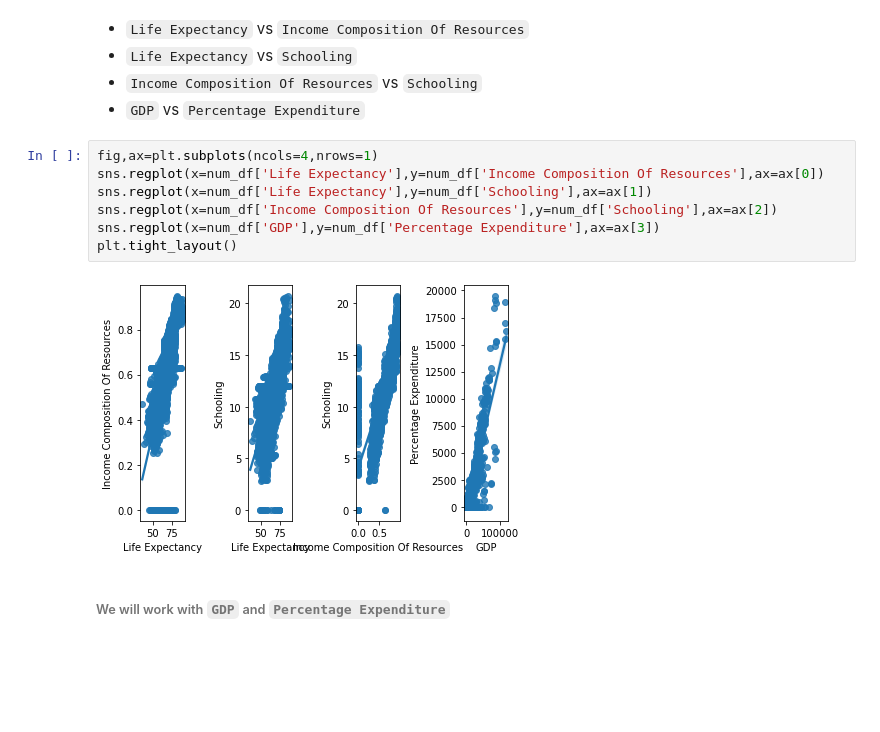
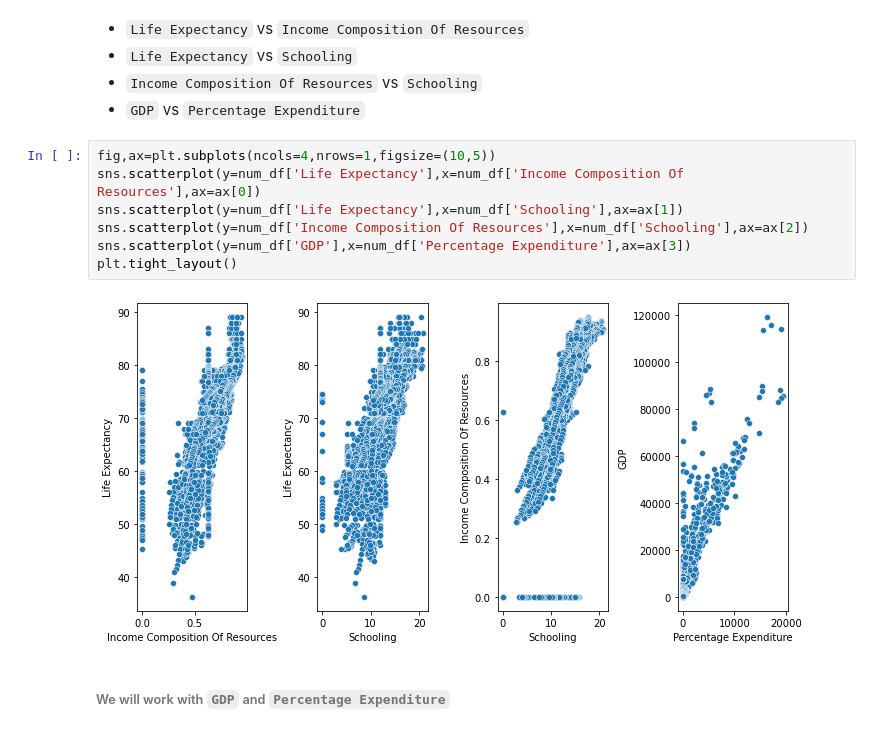
Before and after one commit to BinhHong/Linear-Regression, a Jupyter notebook: Linear_Regression.ipynb, the cells around one changed output. Cells and saved outputs as stored; diff of their text form; blank space fills up the shorter version.

Commit message:
add visualization

```diff
--- a/Linear_Regression.ipynb
+++ b/Linear_Regression.ipynb
@@ -160,15 +160,15 @@ sns.heatmap(num_df.corr())
 - `Life Expectancy` vs `Schooling`
 - `Income Composition Of Resources` vs `Schooling`
 - `GDP` vs `Percentage Expenditure`
-# %%
-fig,ax=plt.subplots(ncols=4,nrows=1)
-sns.regplot(x=num_df['Life Expectancy'],y=num_df['Income Composition Of Resources'],ax=ax[0])
-sns.regplot(x=num_df['Life Expectancy'],y=num_df['Schooling'],ax=ax[1])
-sns.regplot(x=num_df['Income Composition Of Resources'],y=num_df['Schooling'],ax=ax[2])
-sns.regplot(x=num_df['GDP'],y=num_df['Percentage Expenditure'],ax=ax[3])
-plt.tight_layout()
-# %% [output]
-[figure, removed]
+# %%
+fig,ax=plt.subplots(ncols=4,nrows=1,figsize=(10,5))
+sns.scatterplot(y=num_df['Life Expectancy'],x=num_df['Income Composition Of Resources'],ax=ax[0])
+sns.scatterplot(y=num_df['Life Expectancy'],x=num_df['Schooling'],ax=ax[1])
+sns.scatterplot(y=num_df['Income Composition Of Resources'],x=num_df['Schooling'],ax=ax[2])
+sns.scatterplot(y=num_df['GDP'],x=num_df['Percentage Expenditure'],ax=ax[3])
+plt.tight_layout()
+# %% [output]
+[figure, added]
 # %% [markdown]
 ###### We will work with `GDP` and `Percentage Expenditure`
 # %%
```
Also changed, not shown: parts of 2 cells of this notebook.
